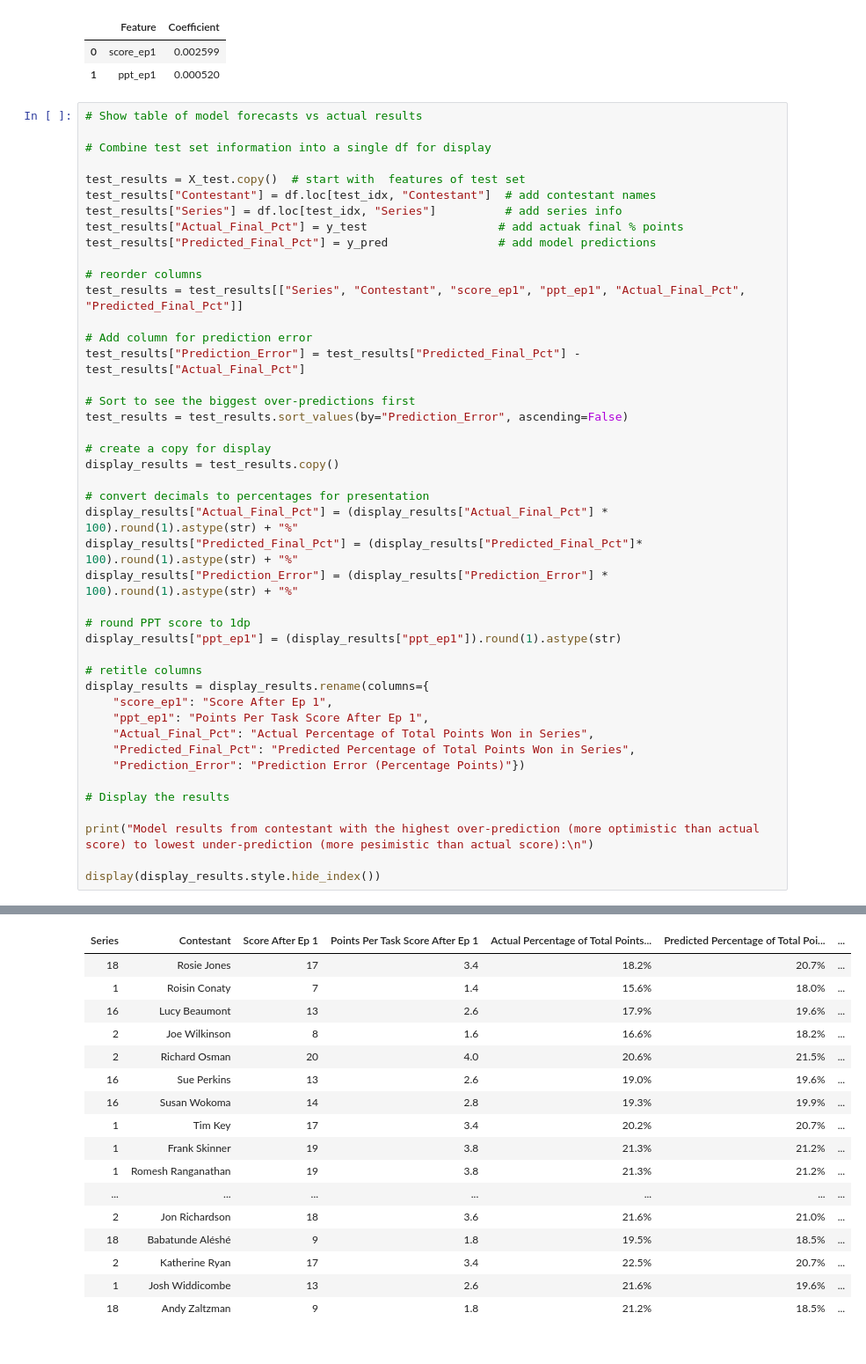
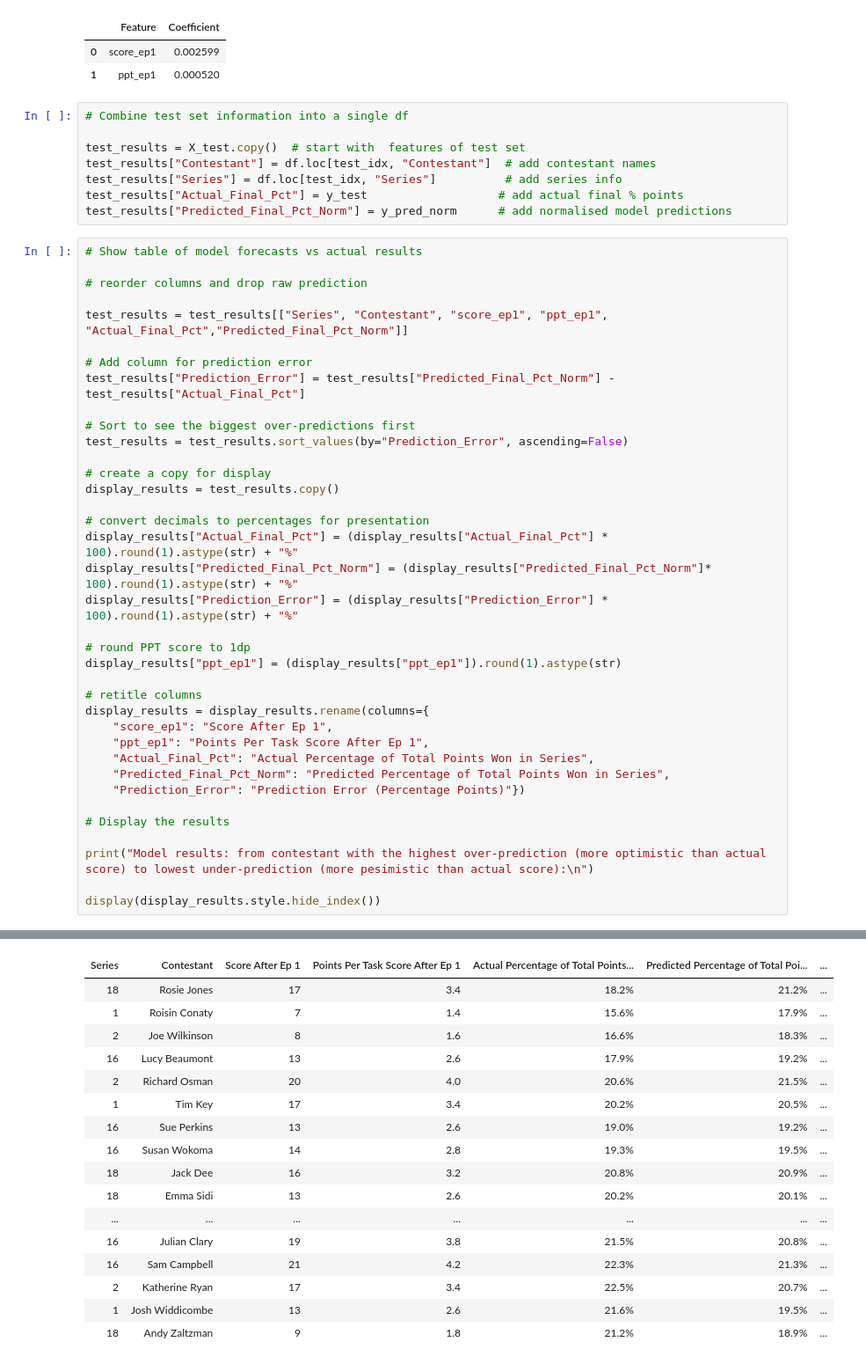
Before and after one commit to kathryncodesthings/taskmaster-predictions-with-machine-learning, a Jupyter notebook: notebooks/Notebook 02.ipynb, the cells around one changed output, grey strips where cells are left out. Shown: that part at 88% size. Saved outputs shown, nothing was run; the diff lists cells and outputs as text.

```diff
--- a/notebooks/Notebook 02.ipynb
+++ b/notebooks/Notebook 02.ipynb
@@ -174,22 +228,23 @@ display(coefficients)
 |  | Feature | Coefficient |
 | 0 | score_ep1 | 0.002599 |
 | 1 | ppt_ep1 | 0.000520 |
+# %%
+# Combine test set information into a single df
+
+test_results = X_test.copy()  # start with  features of test set
+test_results["Contestant"] = df.loc[test_idx, "Contestant"]  # add contestant names
+test_results["Series"] = df.loc[test_idx, "Series"]          # add series info
+test_results["Actual_Final_Pct"] = y_test                   # add actual final % points
+test_results["Predicted_Final_Pct_Norm"] = y_pred_norm      # add normalised model predictions
 # %%
 # Show table of model forecasts vs actual results
 
-# Combine test set information into a single df for display
+# reorder columns and drop raw prediction
 
-test_results = X_test.copy()  # start with  features of test set
-test_results["Contestant"] = df.loc[test_idx, "Contestant"]  # add contestant names
-test_results["Series"] = df.loc[test_idx, "Series"]          # add series info
-test_results["Actual_Final_Pct"] = y_test                   # add actuak final % points
-test_results["Predicted_Final_Pct"] = y_pred                # add model predictions
-
-# reorder columns
-test_results = test_results[["Series", "Contestant", "score_ep1", "ppt_ep1", "Actual_Final_Pct", "Predicted_Final_Pct"]]
+test_results = test_results[["Series", "Contestant", "score_ep1", "ppt_ep1", "Actual_Final_Pct","Predicted_Final_Pct_Norm"]]
 
 # Add column for prediction error
-test_results["Prediction_Error"] = test_results["Predicted_Final_Pct"] - test_results["Actual_Final_Pct"]
+test_results["Prediction_Error"] = test_results["Predicted_Final_Pct_Norm"] - test_results["Actual_Final_Pct"]
 
 # Sort to see the biggest over-predictions first
 test_results = test_results.sort_values(by="Prediction_Error", ascending=False)
@@ -199,7 +254,7 @@ display_results = test_results.copy()
 
 # convert decimals to percentages for presentation
 display_results["Actual_Final_Pct"] = (display_results["Actual_Final_Pct"] * 100).round(1).astype(str) + "%"
-display_results["Predicted_Final_Pct"] = (display_results["Predicted_Final_Pct"]* 100).round(1).astype(str) + "%"
+display_results["Predicted_Final_Pct_Norm"] = (display_results["Predicted_Final_Pct_Norm"]* 100).round(1).astype(str) + "%"
 display_results["Prediction_Error"] = (display_results["Prediction_Error"] * 100).round(1).astype(str) + "%"
 
 # round PPT score to 1dp
@@ -210,12 +265,12 @@ display_results = display_results.rename(columns={
     "score_ep1": "Score After Ep 1",
     "ppt_ep1": "Points Per Task Score After Ep 1",
     "Actual_Final_Pct": "Actual Percentage of Total Points Won in Series",
-    "Predicted_Final_Pct": "Predicted Percentage of Total Points Won in Series",
+    "Predicted_Final_Pct_Norm": "Predicted Percentage of Total Points Won in Series",
     "Prediction_Error": "Prediction Error (Percentage Points)"})
 
 # Display the results
 
-print("Model results from contestant with the highest over-prediction (more optimistic than actual score) to lowest under-prediction (more pesimistic than actual score):\n")
+print("Model results: from contestant with the highest over-prediction (more optimistic than actual score) to lowest under-prediction (more pesimistic than actual score):\n")
 
 display(display_results.style.hide_index())
 # %% [output]
@@ -223,20 +278,20 @@ Model results from contestant with the highest over-prediction (more optimistic
 | Series | Contestant | Score After Ep 1 | Points Per Task Score After Ep 1 | Actual Percentage of Total Points... | Predicted Percentage of Total Poi... | ... |
-| 18 | Rosie Jones | 17 | 3.4 | 18.2% | 20.7% | ... |
-| 1 | Roisin Conaty | 7 | 1.4 | 15.6% | 18.0% | ... |
-| 16 | Lucy Beaumont | 13 | 2.6 | 17.9% | 19.6% | ... |
-| 2 | Joe Wilkinson | 8 | 1.6 | 16.6% | 18.2% | ... |
+| 18 | Rosie Jones | 17 | 3.4 | 18.2% | 21.2% | ... |
+| 1 | Roisin Conaty | 7 | 1.4 | 15.6% | 17.9% | ... |
+| 2 | Joe Wilkinson | 8 | 1.6 | 16.6% | 18.3% | ... |
+| 16 | Lucy Beaumont | 13 | 2.6 | 17.9% | 19.2% | ... |
 | 2 | Richard Osman | 20 | 4.0 | 20.6% | 21.5% | ... |
-| 16 | Sue Perkins | 13 | 2.6 | 19.0% | 19.6% | ... |
-| 16 | Susan Wokoma | 14 | 2.8 | 19.3% | 19.9% | ... |
-| 1 | Tim Key | 17 | 3.4 | 20.2% | 20.7% | ... |
-| 1 | Frank Skinner | 19 | 3.8 | 21.3% | 21.2% | ... |
-| 1 | Romesh Ranganathan | 19 | 3.8 | 21.3% | 21.2% | ... |
+| 1 | Tim Key | 17 | 3.4 | 20.2% | 20.5% | ... |
+| 16 | Sue Perkins | 13 | 2.6 | 19.0% | 19.2% | ... |
+| 16 | Susan Wokoma | 14 | 2.8 | 19.3% | 19.5% | ... |
+| 18 | Jack Dee | 16 | 3.2 | 20.8% | 20.9% | ... |
+| 18 | Emma Sidi | 13 | 2.6 | 20.2% | 20.1% | ... |
 | ... | ... | ... | ... | ... | ... | ... |
-| 2 | Jon Richardson | 18 | 3.6 | 21.6% | 21.0% | ... |
-| 18 | Babatunde Aléshé | 9 | 1.8 | 19.5% | 18.5% | ... |
+| 16 | Julian Clary | 19 | 3.8 | 21.5% | 20.8% | ... |
+| 16 | Sam Campbell | 21 | 4.2 | 22.3% | 21.3% | ... |
 | 2 | Katherine Ryan | 17 | 3.4 | 22.5% | 20.7% | ... |
-| 1 | Josh Widdicombe | 13 | 2.6 | 21.6% | 19.6% | ... |
-| 18 | Andy Zaltzman | 9 | 1.8 | 21.2% | 18.5% | ... |
+| 1 | Josh Widdicombe | 13 | 2.6 | 21.6% | 19.5% | ... |
+| 18 | Andy Zaltzman | 9 | 1.8 | 21.2% | 18.9% | ... |
 # %%
 # Additional working - visualise error distribution
 
```
Also changed, not shown: parts of 5 cells of this notebook, 4 other files.
